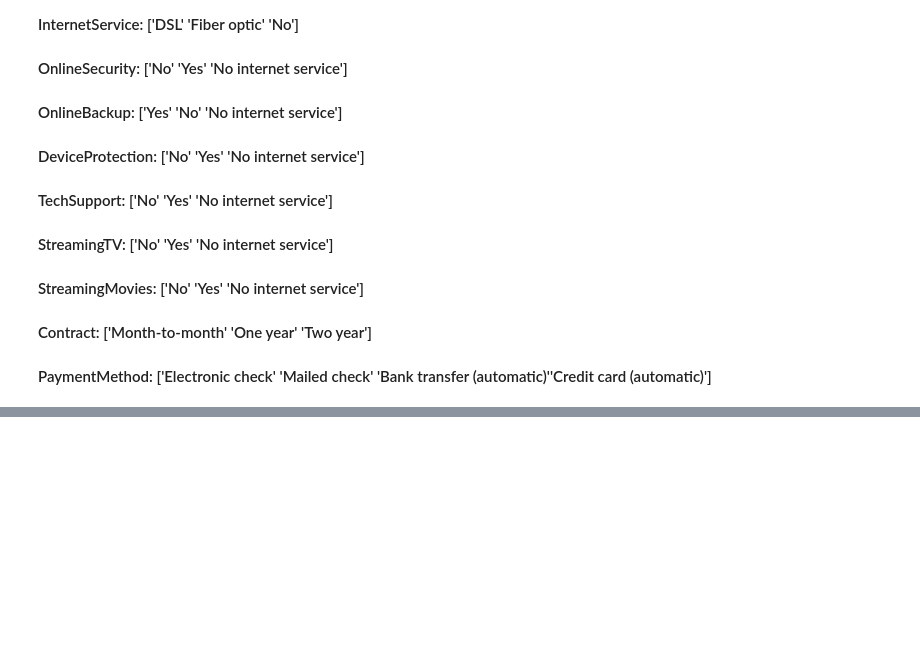
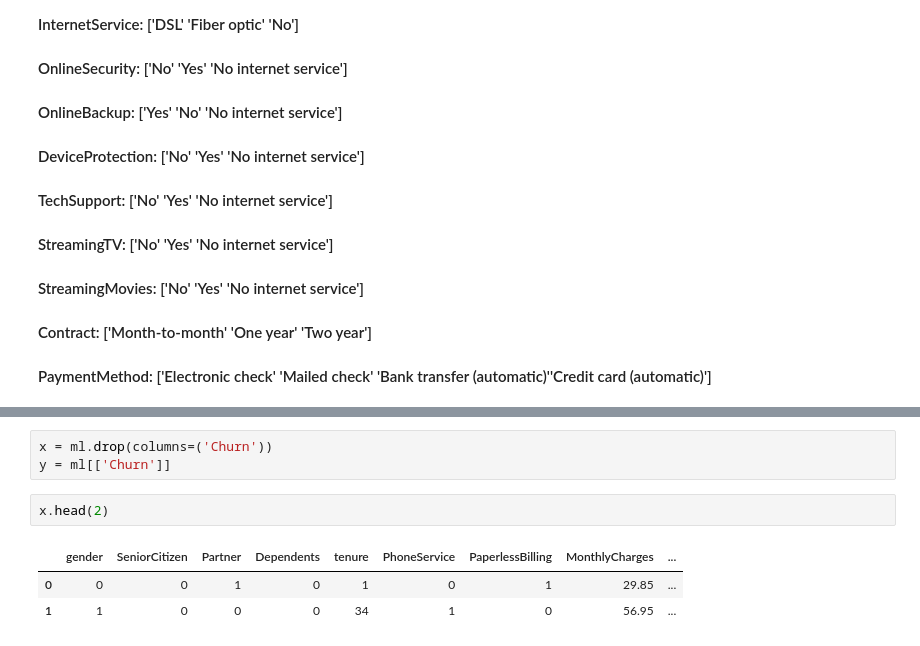
Before and after one commit to MonshaRadhakrishnan/Customer-Churn-Prediction, a Jupyter notebook: Customer_churn_ML_Model.ipynb, the cells around one changed output, grey strips where cells are left out. Drawn from its saved outputs; the diff is of its cells as text; blank space fills up the shorter version.

```diff
--- a/Customer_churn_ML_Model.ipynb
+++ b/Customer_churn_ML_Model.ipynb
@@ -80,0 +147,9 @@ ml.head()
+# %%
+x = ml.drop(columns=('Churn'))
+y = ml[['Churn']]
+# %%
+x.head(2)
+# %% [output]
+|  | gender | SeniorCitizen | Partner | Dependents | tenure | PhoneService | PaperlessBilling | MonthlyCharges | ... |
+| 0 | 0 | 0 | 1 | 0 | 1 | 0 | 1 | 29.85 | ... |
+| 1 | 1 | 0 | 0 | 0 | 34 | 1 | 0 | 56.95 | ... |
```
Also changed, not shown: parts of 12 cells of this notebook.
